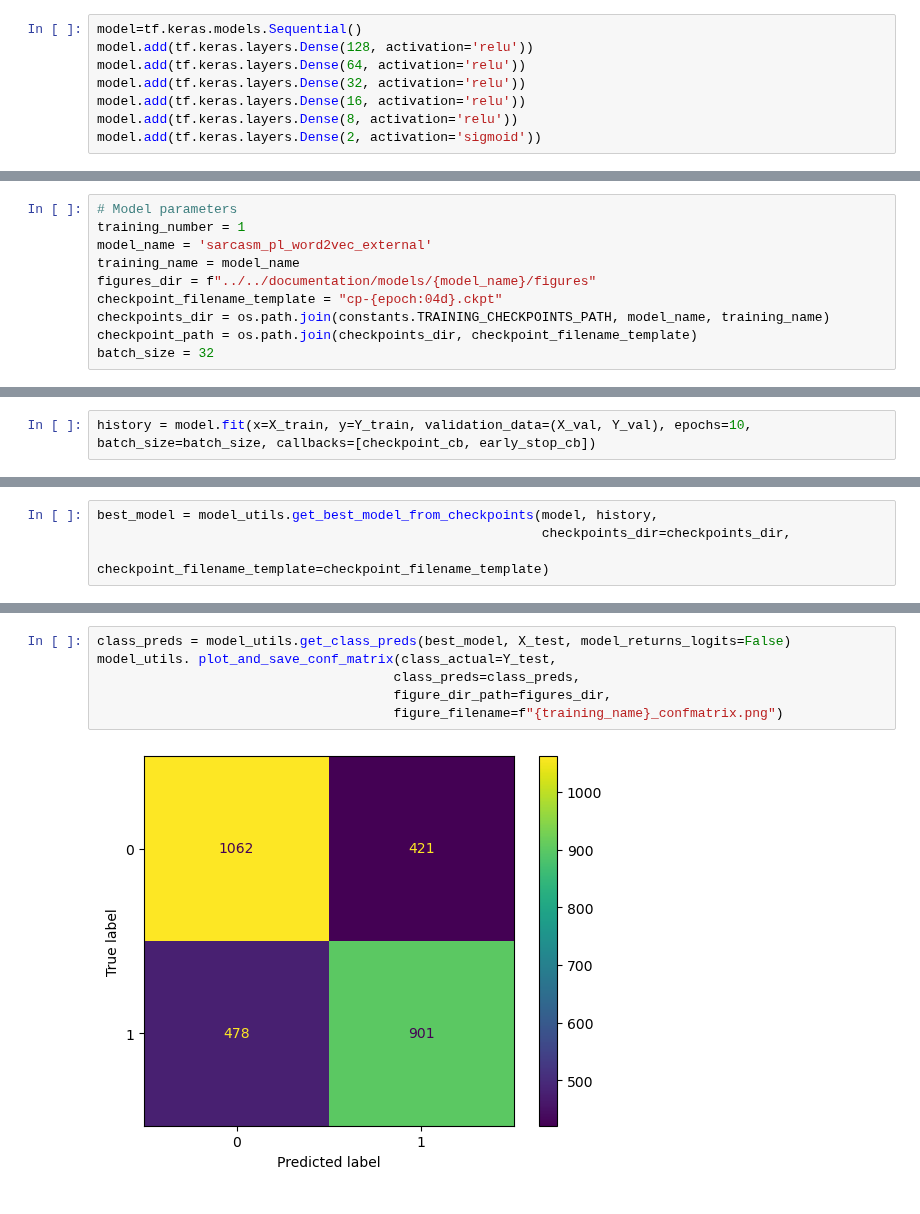
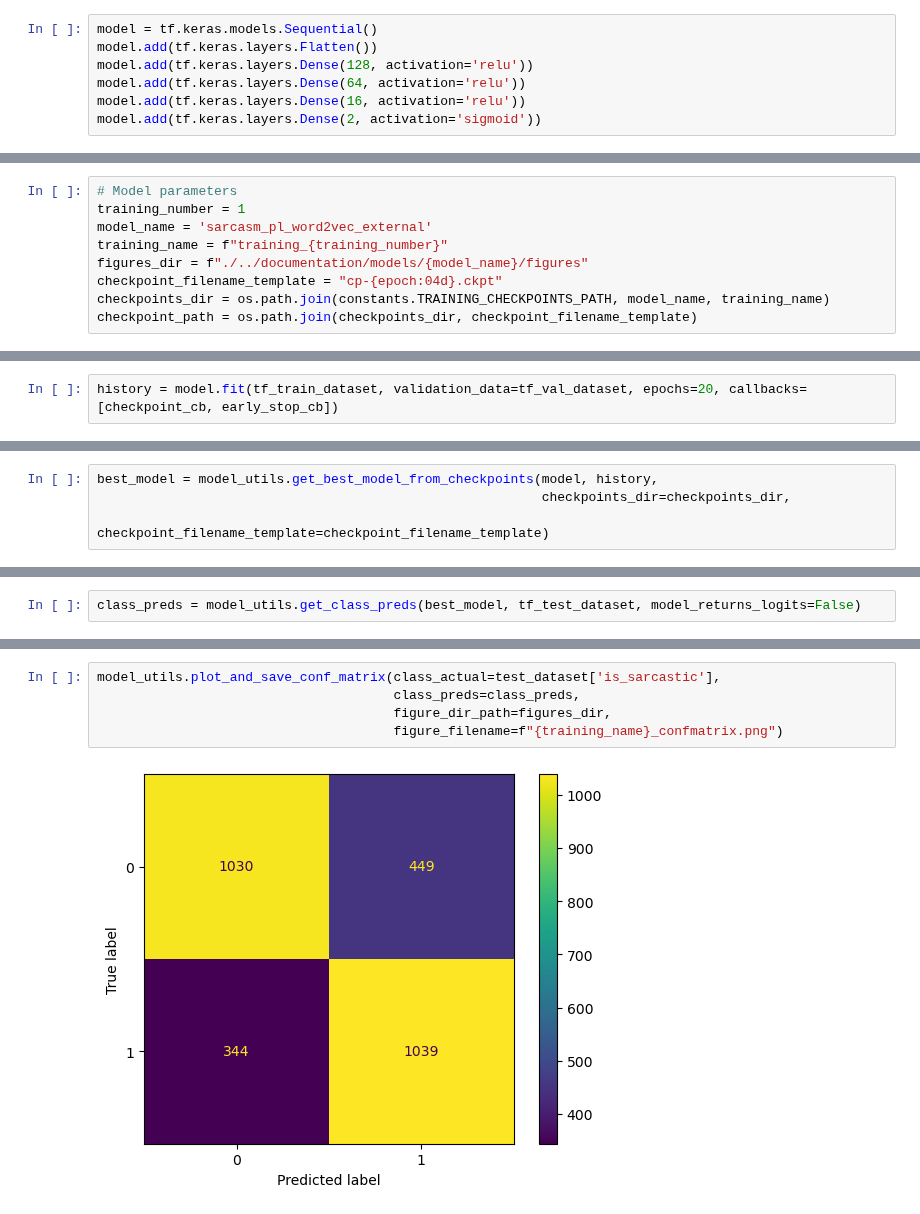
Before and after one commit to arsemi337/nlp-models, a Jupyter notebook: notebooks/sarcasm_pl_word2vec_external.ipynb, the cells around one changed output, grey strips where cells are left out. Cells and saved outputs as stored; diff of their text form.

```diff
--- a/notebooks/sarcasm_pl_word2vec_external.ipynb
+++ b/notebooks/sarcasm_pl_word2vec_external.ipynb
@@ -70,10 +108,9 @@ X_val, X_test, Y_val, Y_test = train_test_split(X_test, Y_test, train_size=0.5,
 # %%
-model=tf.keras.models.Sequential()
+model = tf.keras.models.Sequential()
+model.add(tf.keras.layers.Flatten())
 model.add(tf.keras.layers.Dense(128, activation='relu'))
 model.add(tf.keras.layers.Dense(64, activation='relu'))
-model.add(tf.keras.layers.Dense(32, activation='relu'))
 model.add(tf.keras.layers.Dense(16, activation='relu'))
-model.add(tf.keras.layers.Dense(8, activation='relu'))
 model.add(tf.keras.layers.Dense(2, activation='sigmoid'))
 # %%
 model.compile(optimizer="adam", loss=tf.keras.losses.SparseCategoricalCrossentropy(), metrics=["accuracy"])
@@ -81,17 +118,16 @@ model.compile(optimizer="adam", loss=tf.keras.losses.SparseCategoricalCrossentro
 # Model parameters
 training_number = 1
 model_name = 'sarcasm_pl_word2vec_external'
-training_name = model_name
-figures_dir = f"../../documentation/models/{model_name}/figures"
+training_name = f"training_{training_number}"
+figures_dir = f"./../documentation/models/{model_name}/figures"
 checkpoint_filename_template = "cp-{epoch:04d}.ckpt"
 checkpoints_dir = os.path.join(constants.TRAINING_CHECKPOINTS_PATH, model_name, training_name)
 checkpoint_path = os.path.join(checkpoints_dir, checkpoint_filename_template)
-batch_size = 32
 # %%
 # Callbacks
 checkpoint_cb = tf.keras.callbacks.ModelCheckpoint(checkpoint_path, verbose=1, save_weights_only=True)
 early_stop_cb = tf.keras.callbacks.EarlyStopping(patience=3)
 callbacks = [checkpoint_cb, early_stop_cb]
 # %%
-history = model.fit(x=X_train, y=Y_train, validation_data=(X_val, Y_val), epochs=10, batch_size=batch_size, callbacks=[checkpoint_cb, early_stop_cb])
+history = model.fit(tf_train_dataset, validation_data=tf_val_dataset, epochs=20, callbacks=[checkpoint_cb, early_stop_cb])
 # %% [output]
@@ -142,0 +185,2 @@ best_model = model_utils.get_best_model_from_checkpoints(model, history,
+# %%
+class_preds = model_utils.get_class_preds(best_model, tf_test_dataset, model_returns_logits=False)
@@ -143,8 +200,7 @@ best_model = model_utils.get_best_model_from_checkpoints(model, history,
 # %%
-class_preds = model_utils.get_class_preds(best_model, X_test, model_returns_logits=False)
-model_utils. plot_and_save_conf_matrix(class_actual=Y_test,
+model_utils.plot_and_save_conf_matrix(class_actual=test_dataset['is_sarcastic'],
                                       class_preds=class_preds,
                                       figure_dir_path=figures_dir,
                                       figure_filename=f"{training_name}_confmatrix.png")
 # %% [output]
-[figure, old version]
+[figure, new version]
```
Also changed, not shown: parts of 37 cells of this notebook, 36 other files.
